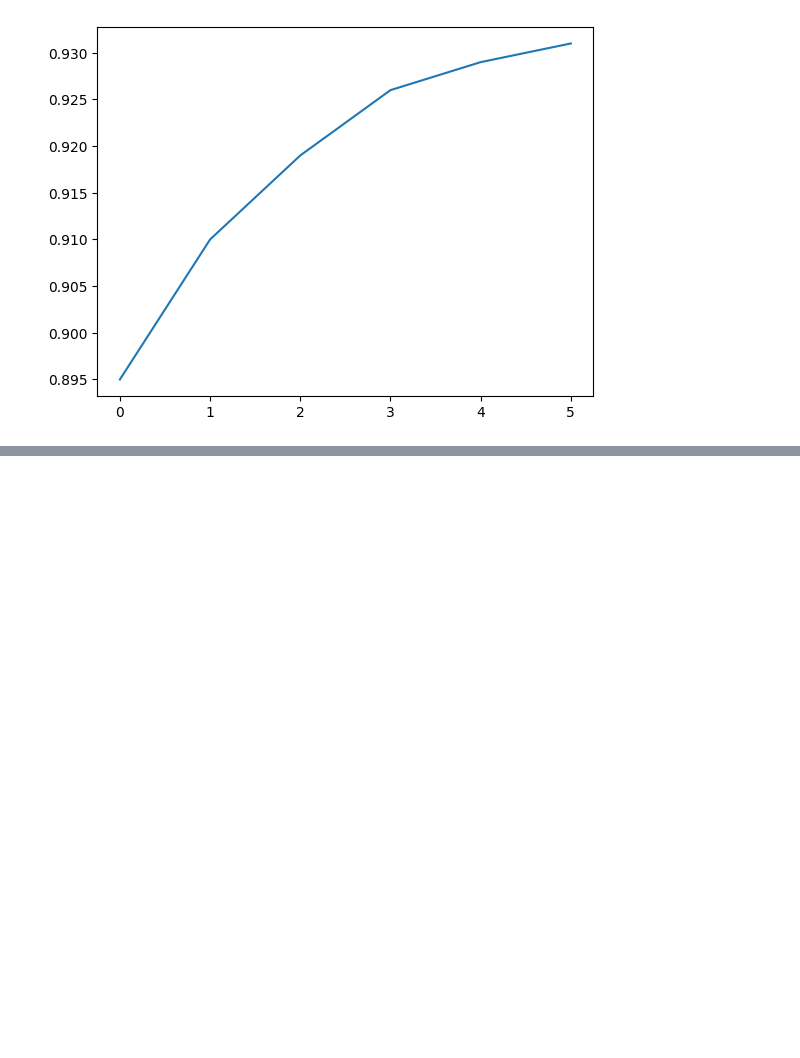
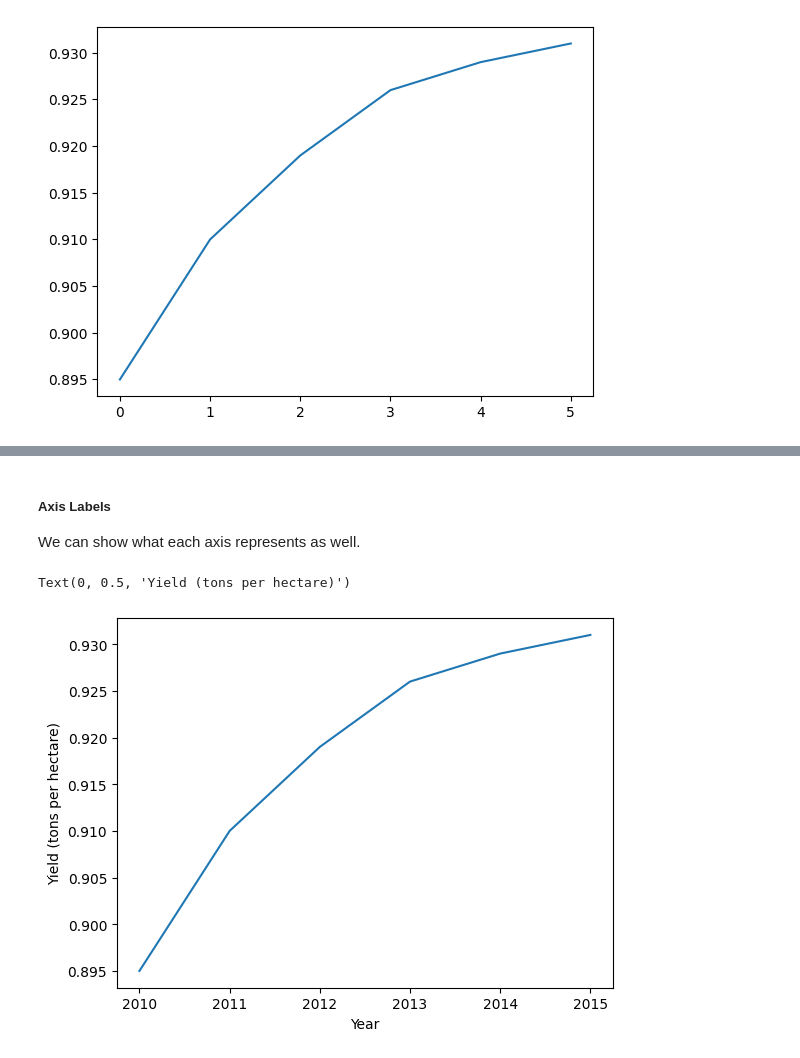
Before and after one commit to veronicasb/data_analysis, a Jupyter notebook: lesson5_visualization.ipynb, the cells around one changed output, grey strips where cells are left out. Cells and saved outputs as stored; diff of their text form; code cells hidden in the pictures; blank space fills up the shorter version.

```diff
--- a/lesson5_visualization.ipynb
+++ b/lesson5_visualization.ipynb
@@ -50,0 +61,10 @@ plt.plot(apple_yields);
+# %% [markdown]
+##### Axis Labels
+We can show what each axis represents as well.
+# %%
+plt.plot(years, apple_yields);
+plt.xlabel('Year')
+plt.ylabel('Yield (tons per hectare)')
+# %% [output]
+Text(0, 0.5, 'Yield (tons per hectare)')
+[figure, added]
```
Also changed, not shown: parts of 17 cells of this notebook.
